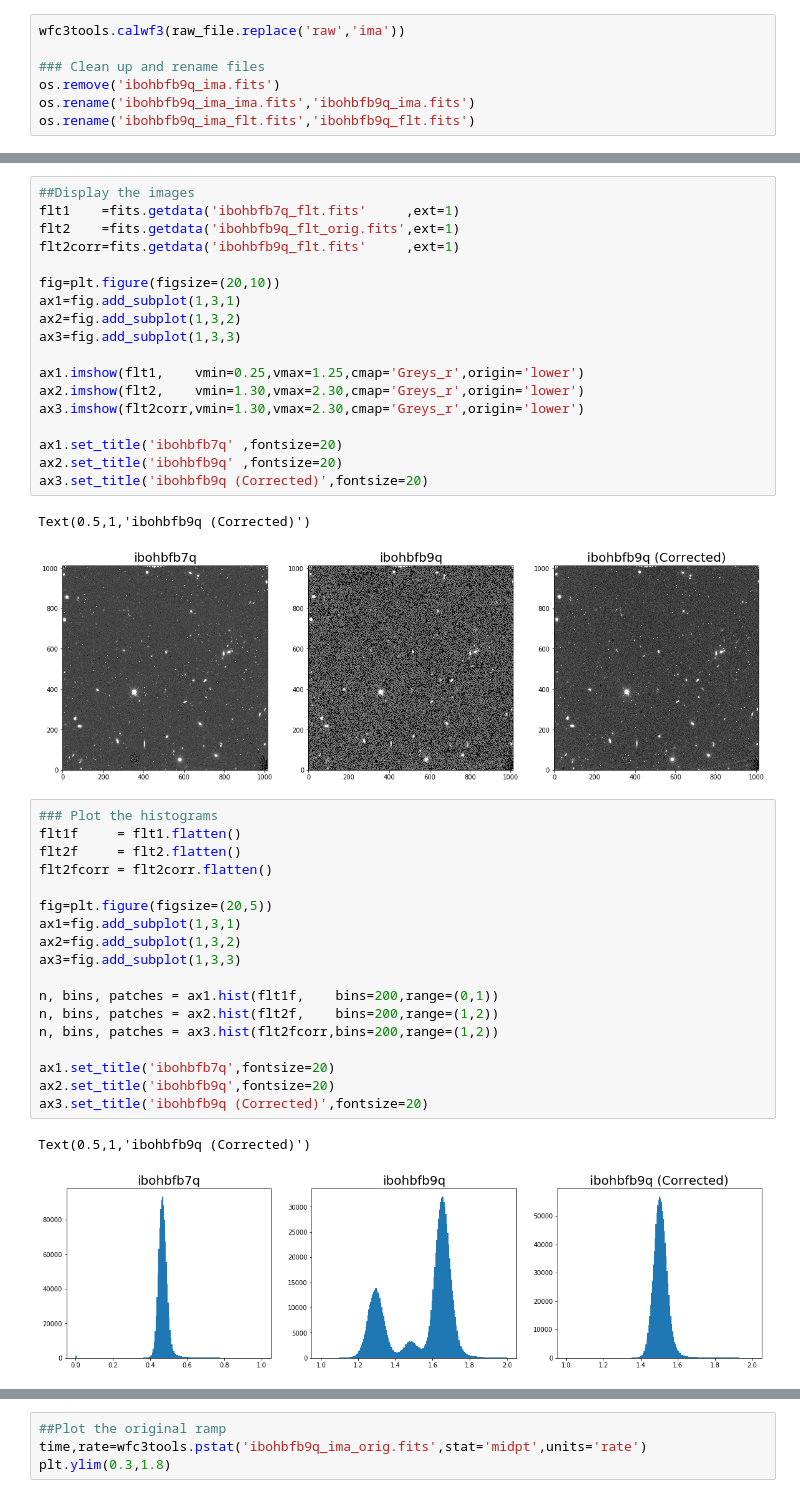
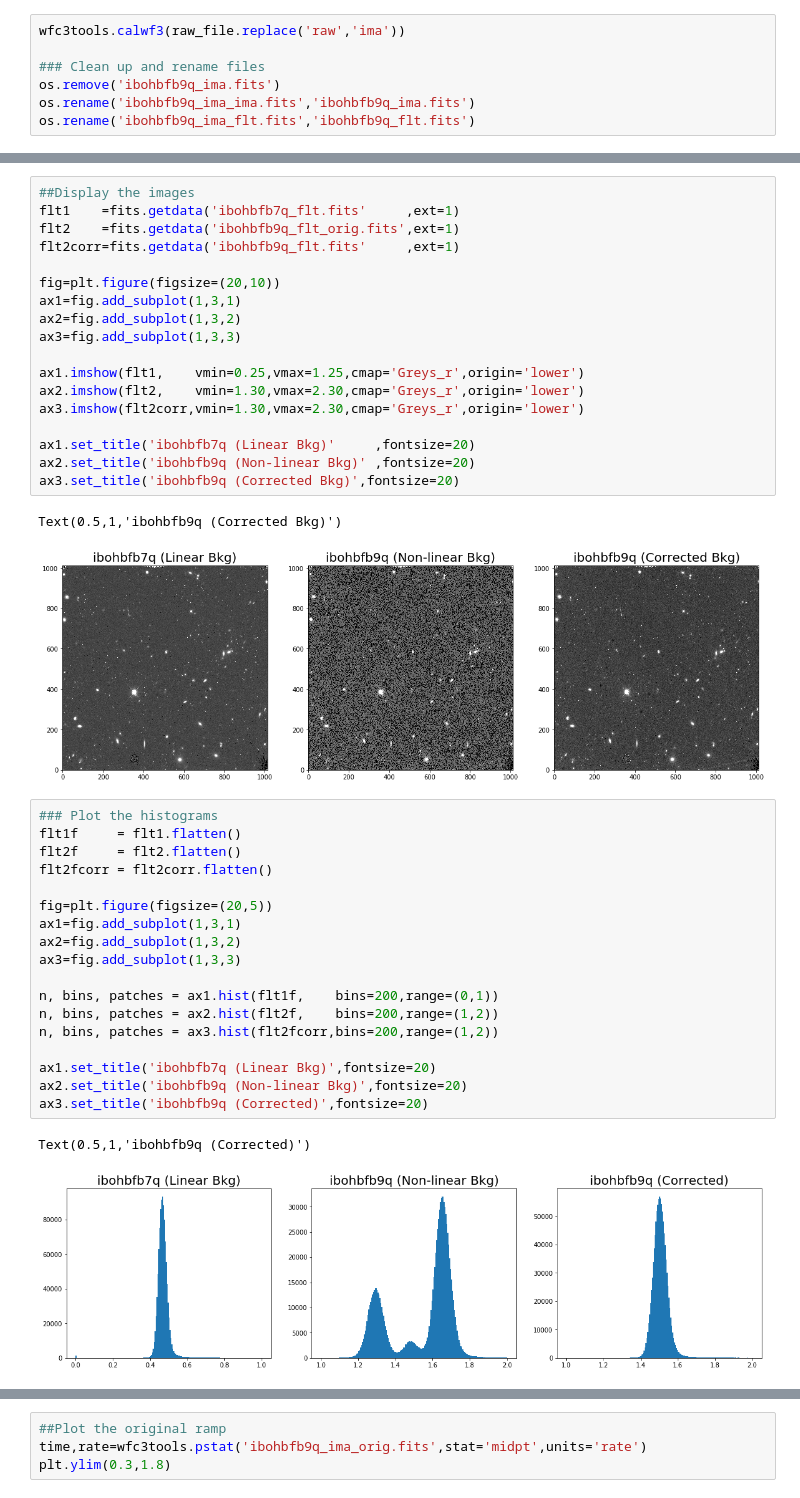
Before and after one commit to mackjenn/wfc3, a Jupyter notebook: nonlinear_bkg.ipynb, the cells around one changed output, grey strips where cells are left out. Cells and saved outputs as stored; diff of their text form.

Commit message:
Draft3 notebook to correct IR nonlinear bkg

```diff
--- a/nonlinear_bkg.ipynb
+++ b/nonlinear_bkg.ipynb
@@ -262,30 +263,30 @@ ax1.imshow(flt1,    vmin=0.25,vmax=1.25,cmap='Greys_r',origin='lower')
 ax2.imshow(flt2,    vmin=1.30,vmax=2.30,cmap='Greys_r',origin='lower')
 ax3.imshow(flt2corr,vmin=1.30,vmax=2.30,cmap='Greys_r',origin='lower')
 
-ax1.set_title('ibohbfb7q' ,fontsize=20)
-ax2.set_title('ibohbfb9q' ,fontsize=20)
-ax3.set_title('ibohbfb9q (Corrected)',fontsize=20)
+ax1.set_title('ibohbfb7q (Linear Bkg)'     ,fontsize=20)
+ax2.set_title('ibohbfb9q (Non-linear Bkg)' ,fontsize=20)
+ax3.set_title('ibohbfb9q (Corrected Bkg)',fontsize=20)
 # %% [output]
-Text(0.5,1,'ibohbfb9q (Corrected)')
+Text(0.5,1,'ibohbfb9q (Corrected Bkg)')
-[figure, old version]
+[figure, new version]
 # %%
 ### Plot the histograms
 flt1f     = flt1.flatten()
 flt2f     = flt2.flatten()
 flt2fcorr = flt2corr.flatten()
 
 fig=plt.figure(figsize=(20,5))
 ax1=fig.add_subplot(1,3,1)
 ax2=fig.add_subplot(1,3,2)
 ax3=fig.add_subplot(1,3,3)
 
 n, bins, patches = ax1.hist(flt1f,    bins=200,range=(0,1))
 n, bins, patches = ax2.hist(flt2f,    bins=200,range=(1,2))
 n, bins, patches = ax3.hist(flt2fcorr,bins=200,range=(1,2))
 
-ax1.set_title('ibohbfb7q',fontsize=20)
-ax2.set_title('ibohbfb9q',fontsize=20)
+ax1.set_title('ibohbfb7q (Linear Bkg)',fontsize=20)
+ax2.set_title('ibohbfb9q (Non-linear Bkg)',fontsize=20)
 ax3.set_title('ibohbfb9q (Corrected)',fontsize=20)
 # %% [output]
 Text(0.5,1,'ibohbfb9q (Corrected)')
-[figure, old version]
+[figure, new version]
```
Also changed, not shown: parts of 16 cells of this notebook.
